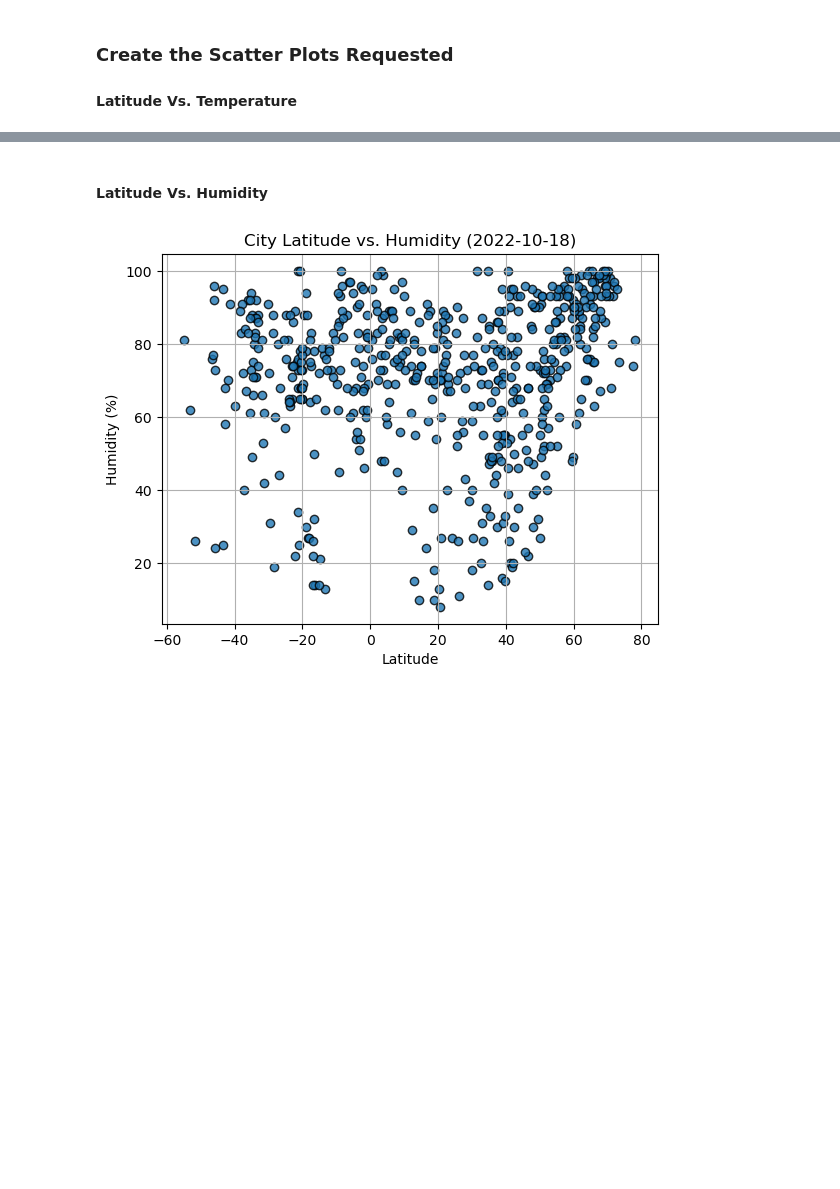
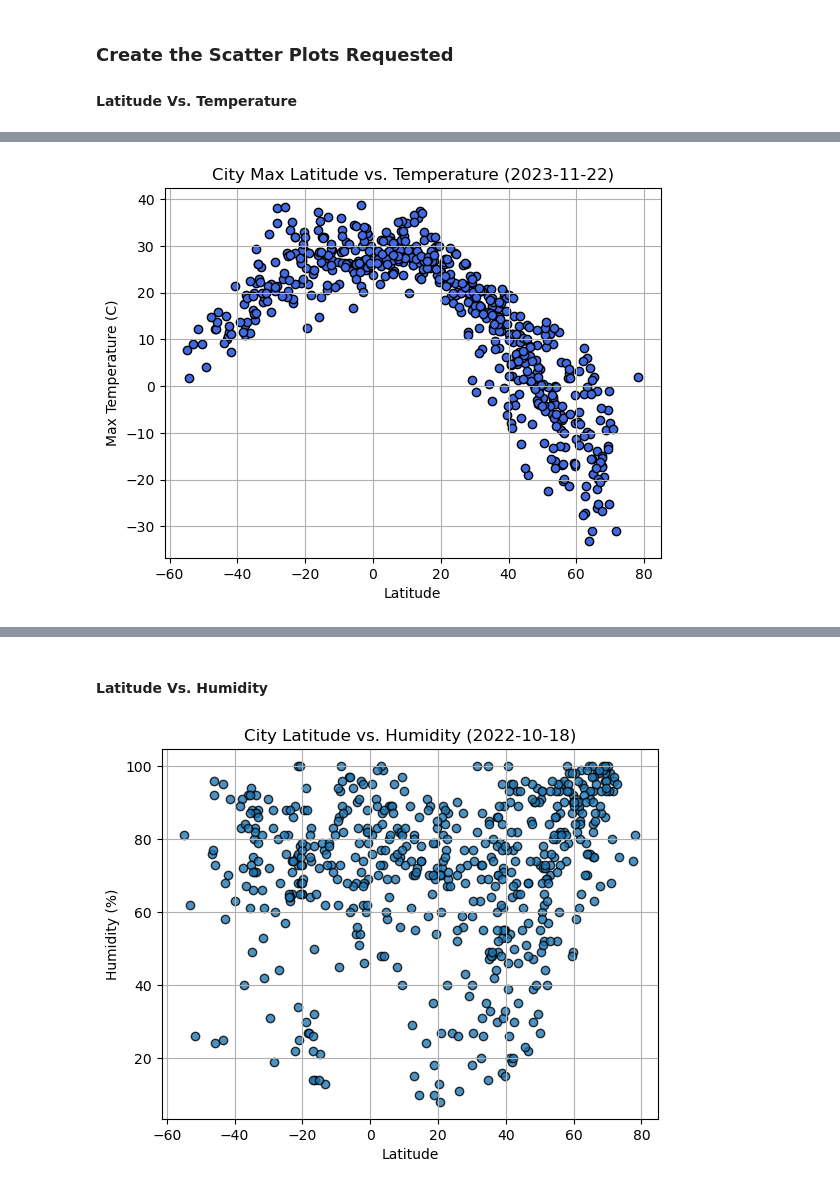
Before and after one commit to Tylerwilliams3644/python-api-challenge, a Jupyter notebook: WeatherPy/Starter_Code/starter_code/WeatherPy.ipynb, the cells around one changed output, grey strips where cells are left out. Saved outputs shown, nothing was run; the diff lists cells and outputs as text; code cells hidden in the pictures; blank space fills up the shorter version.

Commit message:
added first scatter plot

```diff
--- a/WeatherPy/Starter_Code/starter_code/WeatherPy.ipynb
+++ b/WeatherPy/Starter_Code/starter_code/WeatherPy.ipynb
@@ -280,3 +209,15 @@ city_data_df.head()
+# %%
+lat = city_data_df["Lat"]
+max_temp_c = city_data_df["Max Temp"] - 273.15
+#lat_temp_scatter =
+plt.scatter (lat, max_temp_c, marker = "o", facecolors = "royalblue", edgecolors = "black")
+plt.xlabel ("Latitude")
+plt.ylabel ("Max Temperature (C)")
+plt.title ("City Max Latitude vs. Temperature (2023-11-22)")
+plt.grid()
+plt.show()
+# %% [output]
+[figure, added]
 # %%
 # Build scatter plot for latitude vs. temperature
 # YOUR CODE HERE
```
Also changed, not shown: parts of 10 cells of this notebook, 1 other file.
